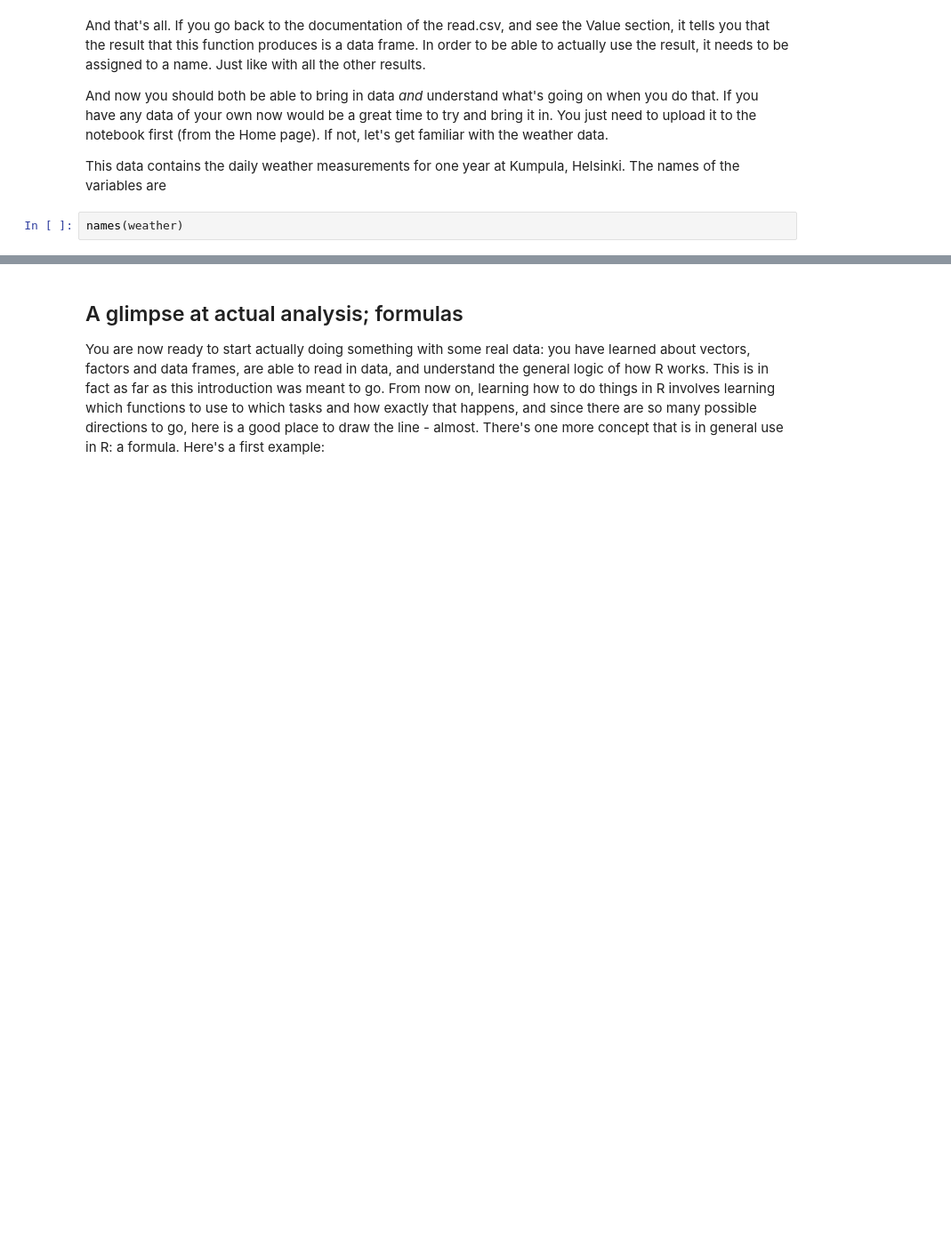
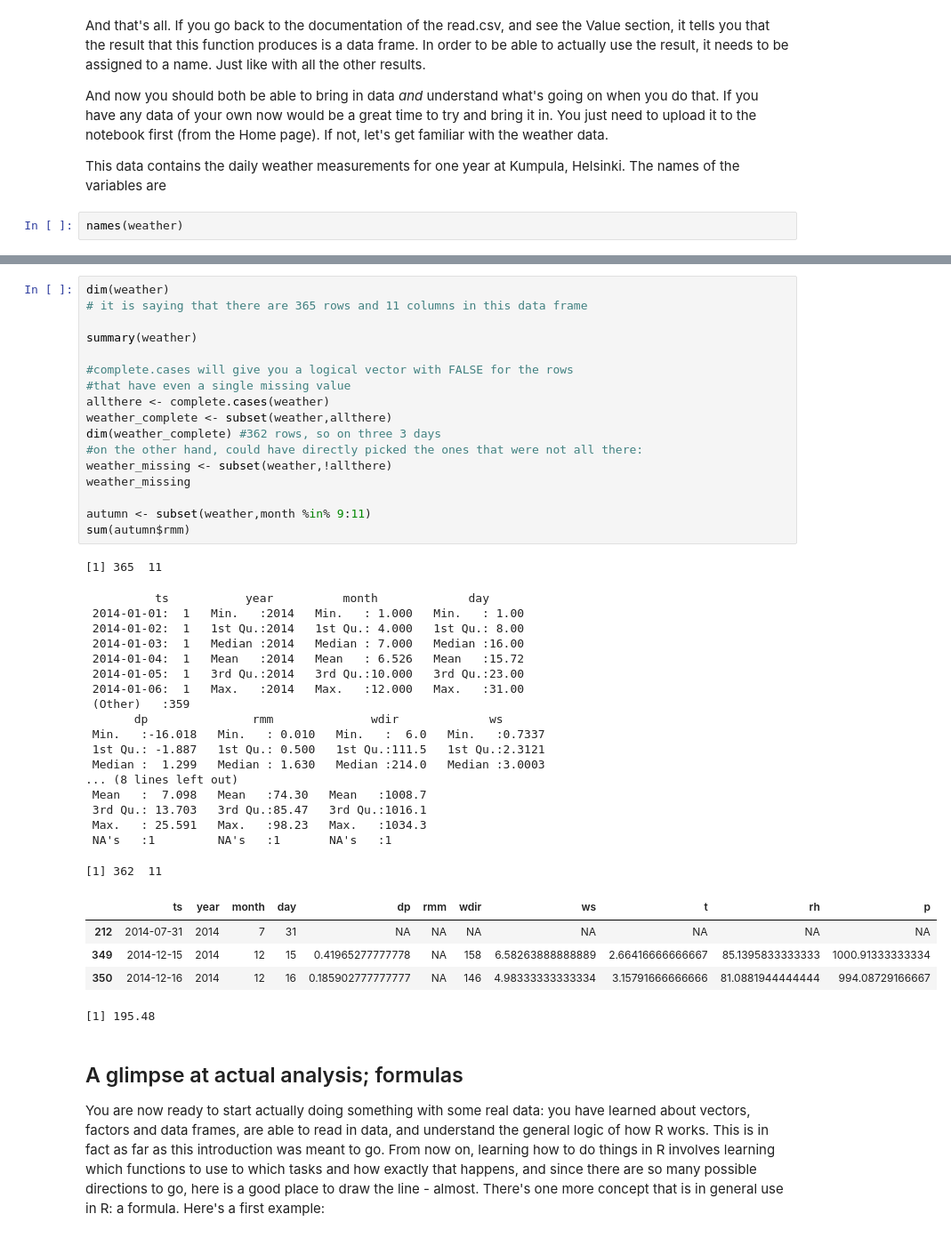
Before and after one commit to csc-training/R-for-beginners, a Jupyter notebook: extra/baseRintro_solved.ipynb, the cells around one changed output, grey strips where cells are left out. Shown: that part at 89% size. Cells and saved outputs as stored; diff of their text form; blank space fills up the shorter version.

```diff
--- a/extra/baseRintro_solved.ipynb
+++ b/extra/baseRintro_solved.ipynb
@@ -684,2 +683,44 @@ You could now use the knowledge you have, and these new hints, to get a handle o
 - How much did it rain in September, October and November in total? Remember the `%in%` operator mentioned back in the section on logical values. (Answer: 195.48 mm)
+# %%
+dim(weather)
+# it is saying that there are 365 rows and 11 columns in this data frame
+
+summary(weather)
+
+#complete.cases will give you a logical vector with FALSE for the rows
+#that have even a single missing value
+allthere <- complete.cases(weather)
+weather_complete <- subset(weather,allthere)
+dim(weather_complete) #362 rows, so on three 3 days
+#on the other hand, could have directly picked the ones that were not all there:
+weather_missing <- subset(weather,!allthere)
+weather_missing
+
+autumn <- subset(weather,month %in% 9:11)
+sum(autumn$rmm)
+# %% [output]
+[1] 365  11
+          ts           year          month             day
+ 2014-01-01:  1   Min.   :2014   Min.   : 1.000   Min.   : 1.00
+ 2014-01-02:  1   1st Qu.:2014   1st Qu.: 4.000   1st Qu.: 8.00
+ 2014-01-03:  1   Median :2014   Median : 7.000   Median :16.00
+ 2014-01-04:  1   Mean   :2014   Mean   : 6.526   Mean   :15.72
+ 2014-01-05:  1   3rd Qu.:2014   3rd Qu.:10.000   3rd Qu.:23.00
+ 2014-01-06:  1   Max.   :2014   Max.   :12.000   Max.   :31.00
+ (Other)   :359
+       dp               rmm              wdir             ws
+ Min.   :-16.018   Min.   : 0.010   Min.   :  6.0   Min.   :0.7337
+ 1st Qu.: -1.887   1st Qu.: 0.500   1st Qu.:111.5   1st Qu.:2.3121
+ Median :  1.299   Median : 1.630   Median :214.0   Median :3.0003
+... (8 lines left out)
+ Mean   :  7.098   Mean   :74.30   Mean   :1008.7
+ 3rd Qu.: 13.703   3rd Qu.:85.47   3rd Qu.:1016.1
+ Max.   : 25.591   Max.   :98.23   Max.   :1034.3
+ NA's   :1         NA's   :1       NA's   :1
+[1] 362  11
+|  | ts | year | month | day | dp | rmm | wdir | ws | t | rh | p |
+| 212 | 2014-07-31 | 2014 | 7 | 31 | NA | NA | NA | NA | NA | NA | NA |
+| 349 | 2014-12-15 | 2014 | 12 | 15 | 0.41965277777778 | NA | 158 | 6.58263888888889 | 2.66416666666667 | 85.1395833333333 | 1000.91333333334 |
+| 350 | 2014-12-16 | 2014 | 12 | 16 | 0.185902777777777 | NA | 146 | 4.98333333333334 | 3.15791666666666 | 81.0881944444444 | 994.08729166667 |
+[1] 195.48
 # %% [markdown]
```
Also changed, not shown: parts of 5 cells of this notebook, 1 other file.
